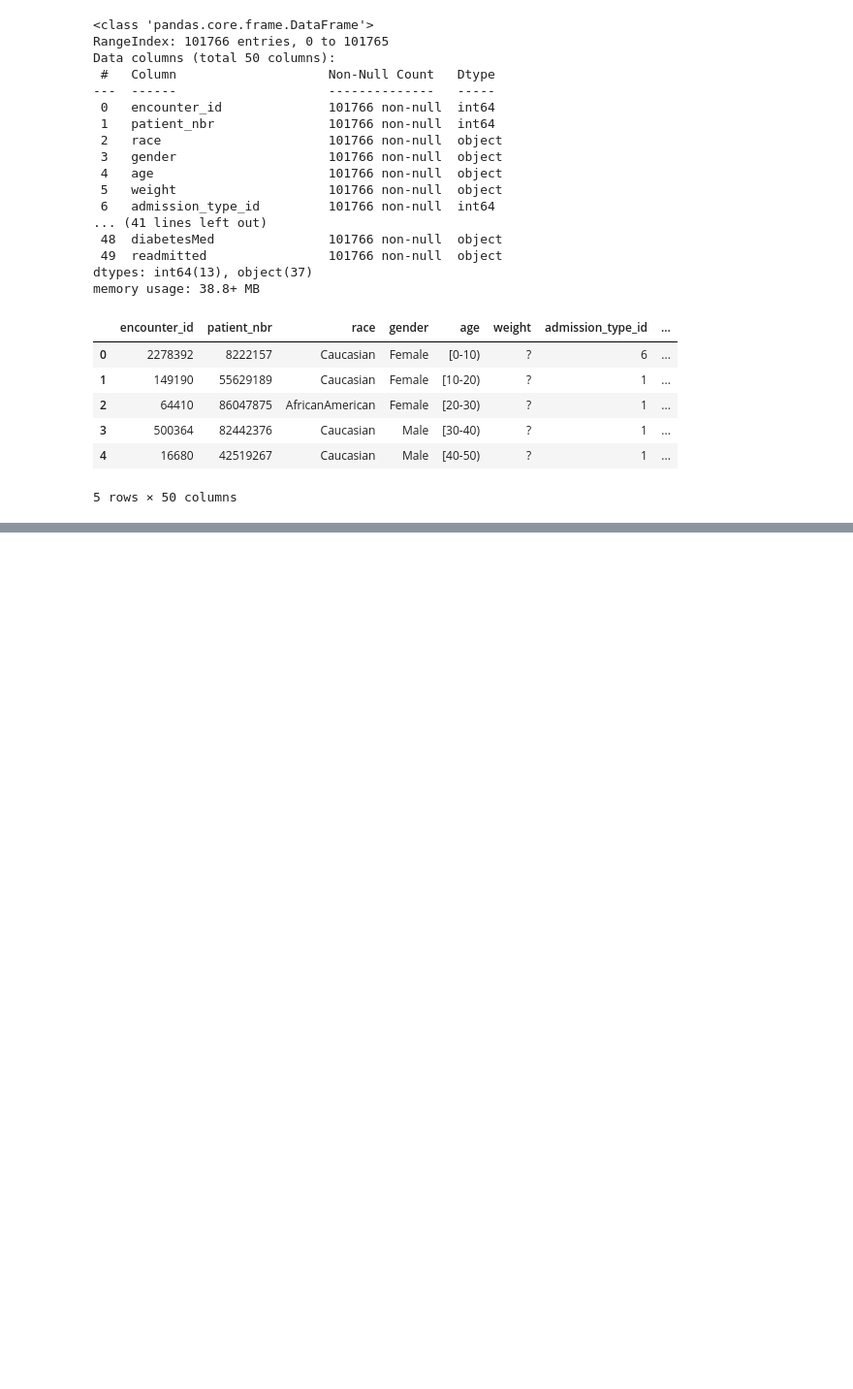
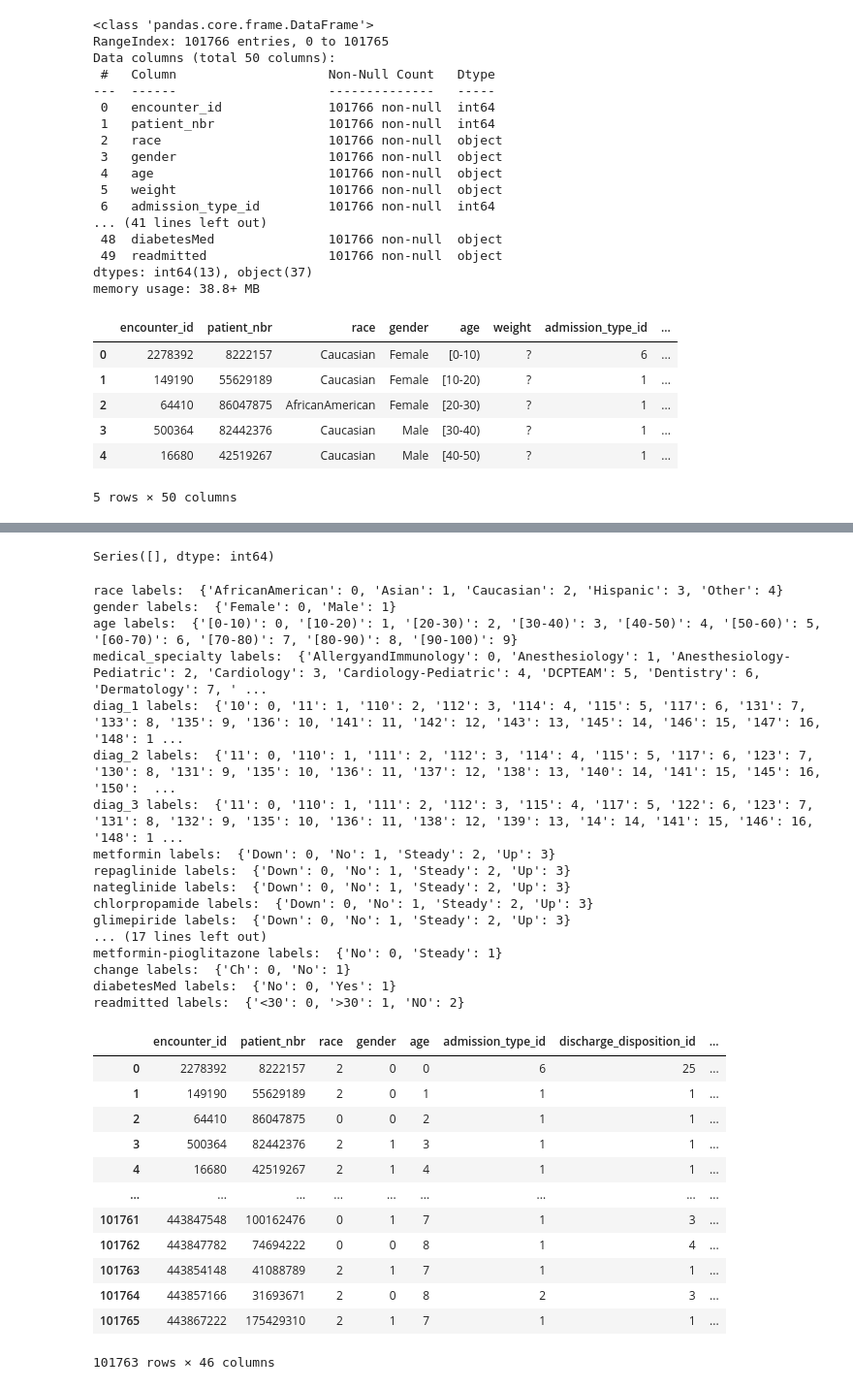
Before and after one commit to SoheilHajianManesh/Data-Sciense-Course-Projects, a Jupyter notebook: CA6/CA6.ipynb, the cells around one changed output, grey strips where cells are left out. Shown at 97% size. Drawn from its saved outputs; the diff is of its cells as text; code cells hidden in the pictures; blank space fills up the shorter version.

```diff
--- a/CA6/CA6.ipynb
+++ b/CA6/CA6.ipynb
@@ -41,0 +170,51 @@ memory usage: 38.8+ MB
+# %%
+print_missing_counts(no_missing)
+# %% [output]
+Series([], dtype: int64)
+# %%
+def label_encode(df):
+
+    le = LabelEncoder()
+
+    object_columns = df.select_dtypes(include=['object']).columns
+
+    for column in object_columns:
+
+        df[column] = le.fit_transform(df[column])
+
+        print(f"{column} labels: ", dict(zip(le.classes_, le.transform(le.classes_))))
+
+    return df
+# %%
+label_encode(no_missing)
+# %% [output]
+race labels:  {'AfricanAmerican': 0, 'Asian': 1, 'Caucasian': 2, 'Hispanic': 3, 'Other': 4}
+gender labels:  {'Female': 0, 'Male': 1}
+age labels:  {'[0-10)': 0, '[10-20)': 1, '[20-30)': 2, '[30-40)': 3, '[40-50)': 4, '[50-60)': 5, '[60-70)': 6, '[70-80)': 7, '[80-90)': 8, '[90-100)': 9}
+medical_specialty labels:  {'AllergyandImmunology': 0, 'Anesthesiology': 1, 'Anesthesiology-Pediatric': 2, 'Cardiology': 3, 'Cardiology-Pediatric': 4, 'DCPTEAM': 5, 'Dentistry': 6, 'Dermatology': 7, ' ...
+diag_1 labels:  {'10': 0, '11': 1, '110': 2, '112': 3, '114': 4, '115': 5, '117': 6, '131': 7, '133': 8, '135': 9, '136': 10, '141': 11, '142': 12, '143': 13, '145': 14, '146': 15, '147': 16, '148': 1 ...
+diag_2 labels:  {'11': 0, '110': 1, '111': 2, '112': 3, '114': 4, '115': 5, '117': 6, '123': 7, '130': 8, '131': 9, '135': 10, '136': 11, '137': 12, '138': 13, '140': 14, '141': 15, '145': 16, '150':  ...
+diag_3 labels:  {'11': 0, '110': 1, '111': 2, '112': 3, '115': 4, '117': 5, '122': 6, '123': 7, '131': 8, '132': 9, '135': 10, '136': 11, '138': 12, '139': 13, '14': 14, '141': 15, '146': 16, '148': 1 ...
+metformin labels:  {'Down': 0, 'No': 1, 'Steady': 2, 'Up': 3}
+repaglinide labels:  {'Down': 0, 'No': 1, 'Steady': 2, 'Up': 3}
+nateglinide labels:  {'Down': 0, 'No': 1, 'Steady': 2, 'Up': 3}
+chlorpropamide labels:  {'Down': 0, 'No': 1, 'Steady': 2, 'Up': 3}
+glimepiride labels:  {'Down': 0, 'No': 1, 'Steady': 2, 'Up': 3}
+... (17 lines left out)
+metformin-pioglitazone labels:  {'No': 0, 'Steady': 1}
+change labels:  {'Ch': 0, 'No': 1}
+diabetesMed labels:  {'No': 0, 'Yes': 1}
+readmitted labels:  {'<30': 0, '>30': 1, 'NO': 2}
+|  | encounter_id | patient_nbr | race | gender | age | admission_type_id | discharge_disposition_id | ... |
+| 0 | 2278392 | 8222157 | 2 | 0 | 0 | 6 | 25 | ... |
+| 1 | 149190 | 55629189 | 2 | 0 | 1 | 1 | 1 | ... |
+| 2 | 64410 | 86047875 | 0 | 0 | 2 | 1 | 1 | ... |
+| 3 | 500364 | 82442376 | 2 | 1 | 3 | 1 | 1 | ... |
+| 4 | 16680 | 42519267 | 2 | 1 | 4 | 1 | 1 | ... |
+| ... | ... | ... | ... | ... | ... | ... | ... | ... |
+| 101761 | 443847548 | 100162476 | 0 | 1 | 7 | 1 | 3 | ... |
+| 101762 | 443847782 | 74694222 | 0 | 0 | 8 | 1 | 4 | ... |
+| 101763 | 443854148 | 41088789 | 2 | 1 | 7 | 1 | 1 | ... |
+| 101764 | 443857166 | 31693671 | 2 | 0 | 8 | 2 | 3 | ... |
+| 101765 | 443867222 | 175429310 | 2 | 1 | 7 | 1 | 1 | ... |
+101763 rows × 46 columns
```
Also changed, not shown: parts of 11 cells of this notebook.
